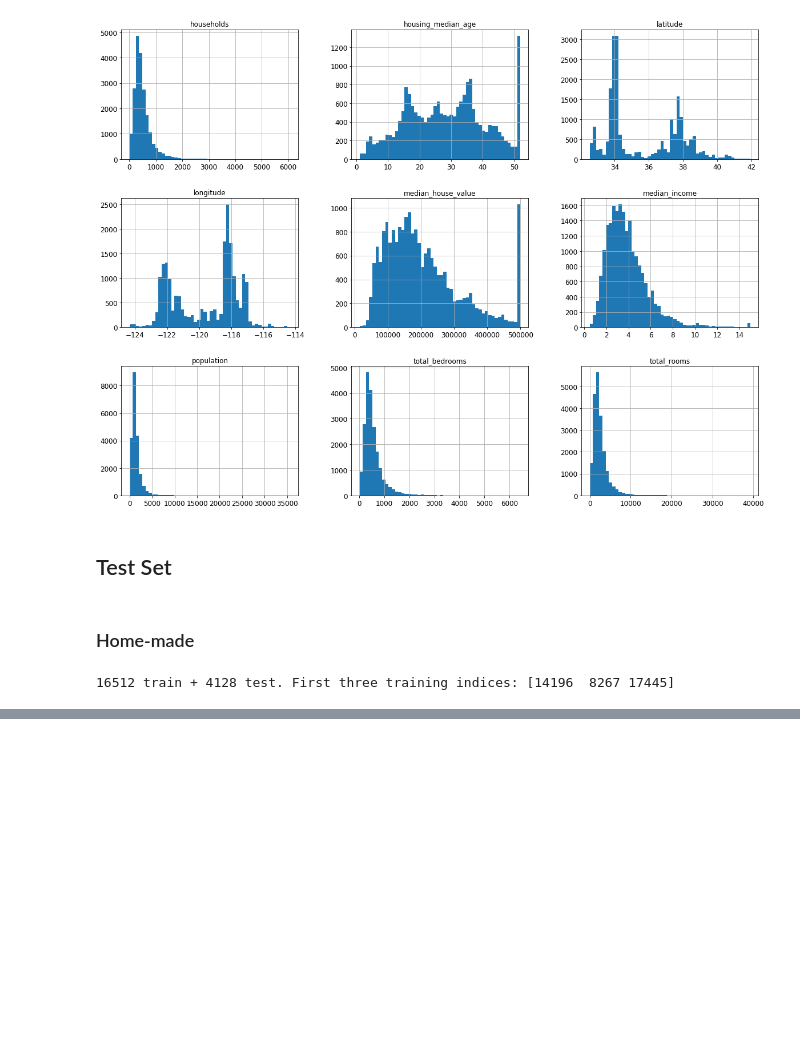
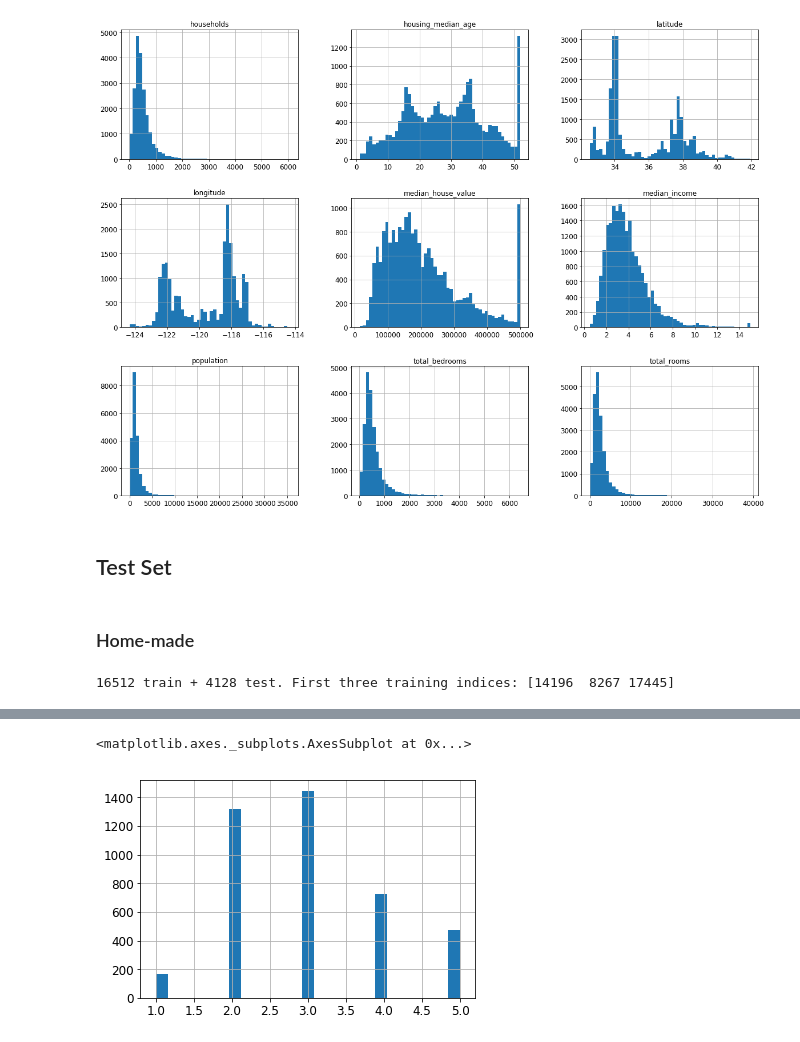
Before and after one commit to tzaffi/homl, a Jupyter notebook: chp2/Housing.ipynb, the cells around one changed output, grey strips where cells are left out. Saved outputs shown, nothing was run; the diff lists cells and outputs as text; code cells hidden in the pictures; blank space fills up the shorter version.

```diff
--- a/chp2/Housing.ipynb
+++ b/chp2/Housing.ipynb
@@ -155,0 +173,11 @@ print(len(train_set), "train +", len(test_set), "test")
+# %%
+from sklearn.model_selection import StratifiedShuffleSplit
+
+# the following is a little confusing
+# 1. the for loop isn't really a for loop
+# 2. it just a way of yielding from the `split.split` generator
+# 3. so inside the for block, you just create the needed data frames, `strat_train_set` & `strat_test_set`
+split = StratifiedShuffleSplit(n_splits=1, test_size=0.2, random_state=42) # get the split generator factory
+for train_index, test_index in split.split(housing, housing["income_cat"]):
+    strat_train_set = housing.loc[train_index]
+    strat_test_set = housing.loc[test_index]
@@ -155,0 +212,5 @@ print(len(train_set), "train +", len(test_set), "test")
+# %%
+strat_test_set["income_cat"].hist(bins=25)
+# %% [output]
+<matplotlib.axes._subplots.AxesSubplot at 0x...>
+[figure, added]
```
Also changed, not shown: parts of 13 cells of this notebook.
